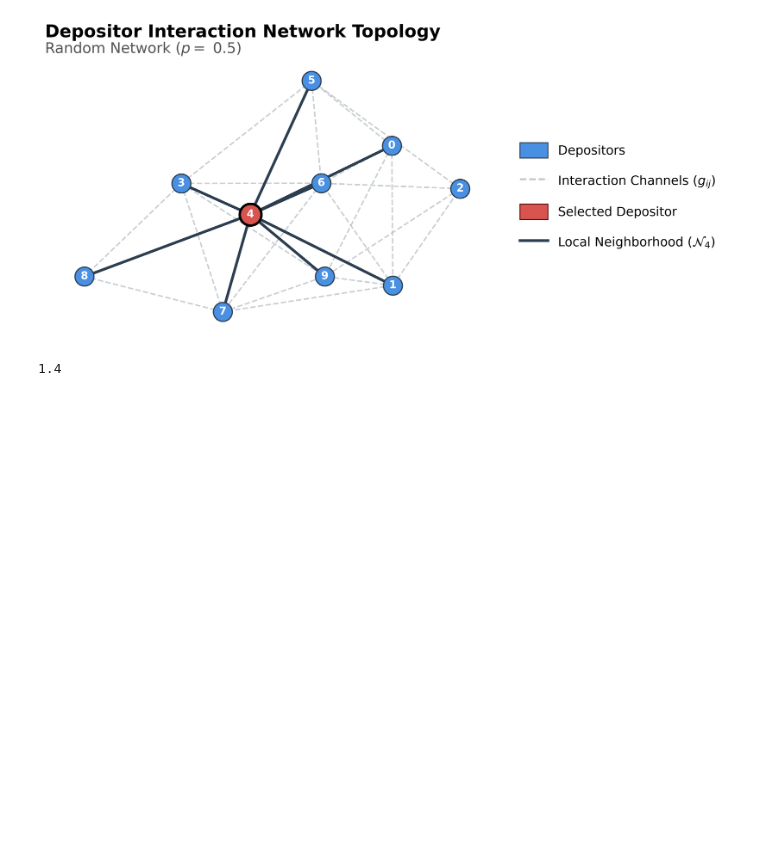
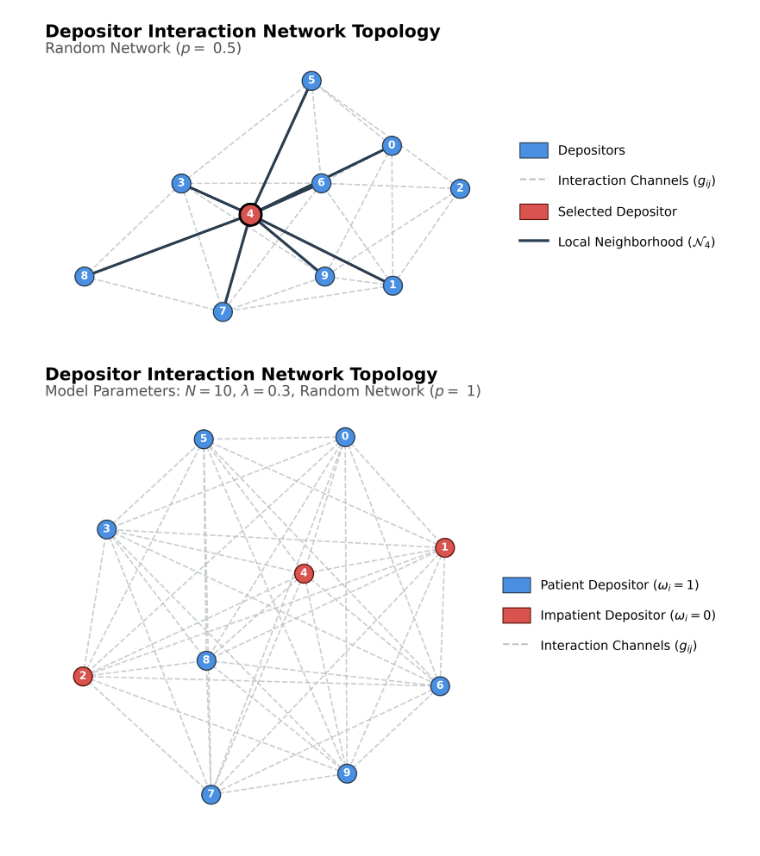
Before and after one commit to MLGarciaL/BankRunsThesis, a Jupyter notebook: Modelo 10-14.ipynb, the cells around one changed output. Saved outputs shown, nothing was run; the diff lists cells and outputs as text; code cells hidden in the pictures; blank space fills up the shorter version.

```diff
--- a/Modelo 10-14.ipynb
+++ b/Modelo 10-14.ipynb
@@ -87,6 +87,7 @@ graph(SIMU.network, selected_node=4)
 # %% [output]
 [figure]
 # %%
-SIMU.network.average_path_length()
+SIMU = Environment(N=10, Lambda=0.3, p = 1, seed = 1)
+SIMU.network.graph()
 # %% [output]
-1.4
+[figure, added]
```
Also changed, not shown: parts of 3 cells of this notebook, 5 other files.
